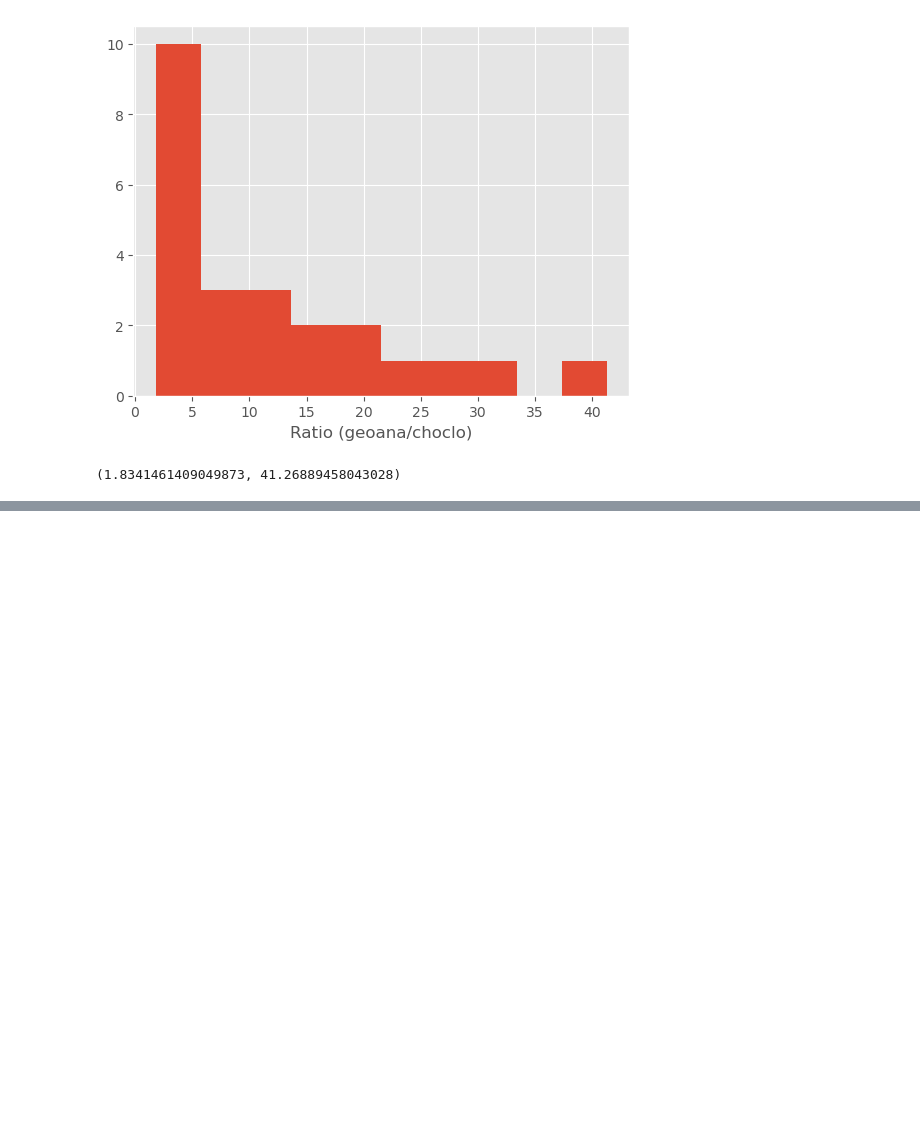
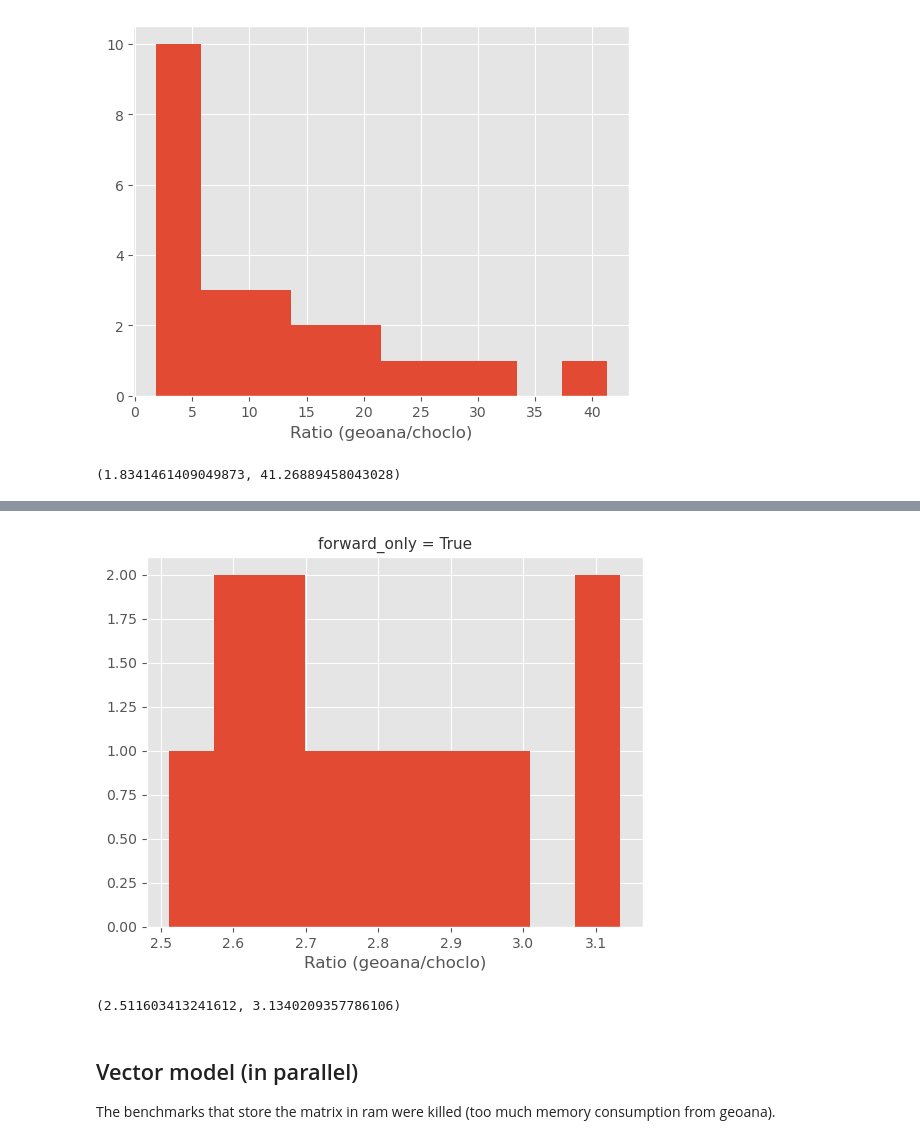
Before and after one commit to santisoler/simpeg-benchmarks-magnetic, a Jupyter notebook: code/figures.ipynb, the cells around one changed output, grey strips where cells are left out. Drawn from its saved outputs; the diff is of its cells as text; code cells hidden in the pictures; blank space fills up the shorter version.

```diff
--- a/code/figures.ipynb
+++ b/code/figures.ipynb
@@ -311,0 +381,7 @@ ratii.values.min(), ratii.values.max()
+# %%
+ratii = (
+    vector_serial.times.sel(forward_only=True, engine="geoana")
+    / vector_serial.times.sel(forward_only=True, engine="choclo")
+)
+ratii.name = "Ratio (geoana/choclo)"
+ratii
@@ -311,0 +400,13 @@ ratii.values.min(), ratii.values.max()
+# %%
+ratii.plot.hist()
+plt.show()
+# %% [output]
+[figure, added]
+# %%
+ratii.values.min(), ratii.values.max()
+# %% [output]
+(2.511603413241612, 3.1340209357786106)
+# %% [markdown]
+## Vector model (in parallel)
+
+The benchmarks that store the matrix in ram were killed (too much memory consumption from geoana).
```
Also changed, not shown: parts of 13 cells of this notebook.
